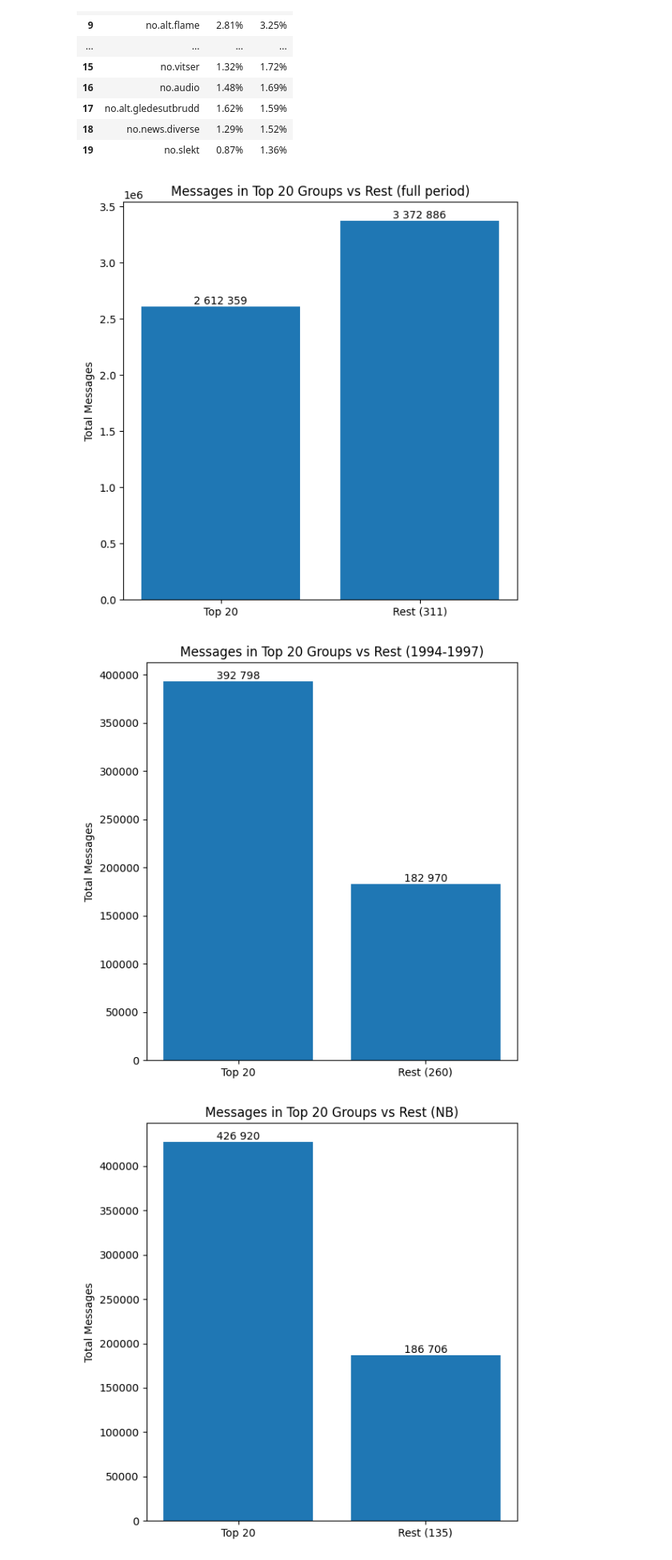
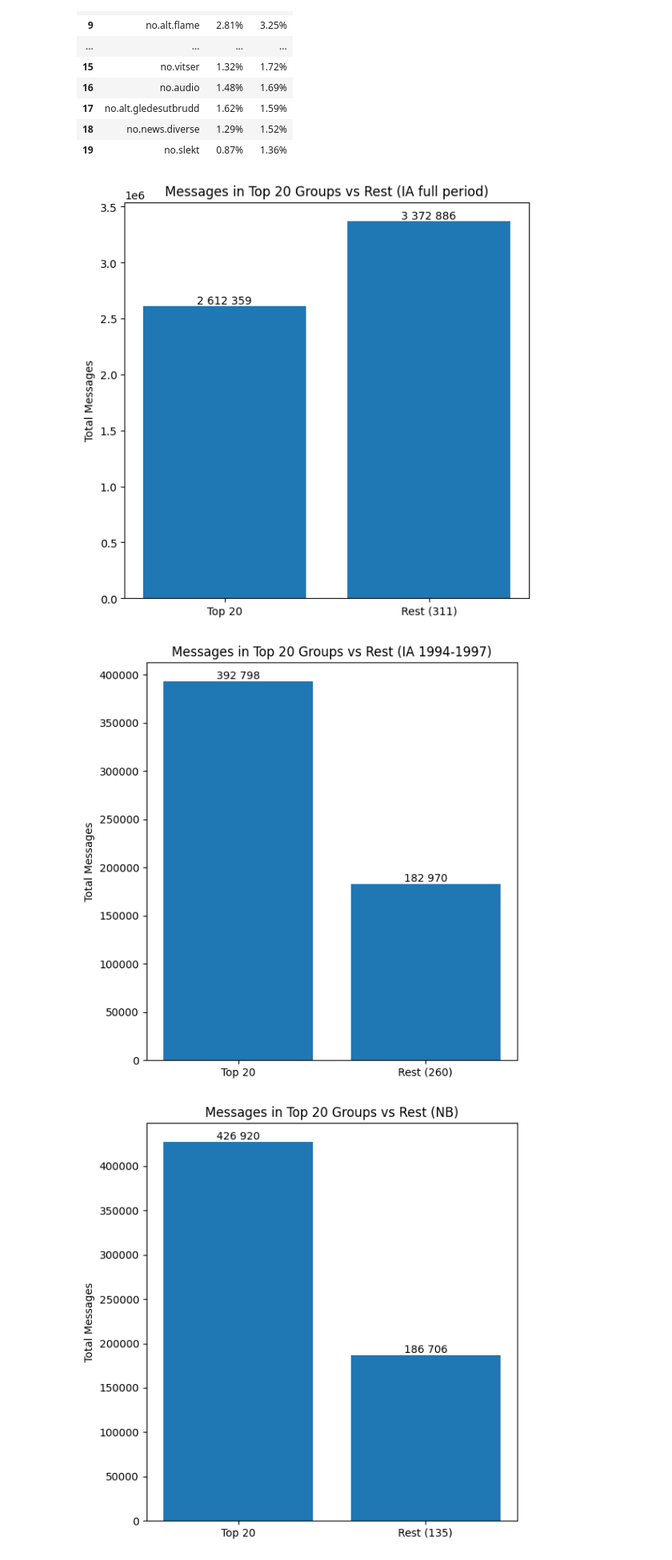
Before and after one commit to NationalLibraryOfNorway/norwegian_usenet, a Jupyter notebook: notebooks/messages_per_group.ipynb, the cells around one changed output. Shown at 80% size. Cells and saved outputs as stored; diff of their text form; code cells hidden in the pictures.

```diff
--- a/notebooks/messages_per_group.ipynb
+++ b/notebooks/messages_per_group.ipynb
@@ -221,11 +221,11 @@ def plot_distribution(df, title):
     plt.tight_layout()
     plt.show()
 # %%
-for label, df_ia in [("full period", ia_full), ("1994-1997", ia_filtered)]:
+for label, df_ia in [("IA full period", ia_full), ("IA 1994-1997", ia_filtered)]:
     plot_top_vs_rest(df_ia, f"Messages in Top 20 Groups vs Rest ({label})")
 # %% [output]
-[figure, old version]
+[figure, new version]
-[figure, old version]
+[figure, new version]
 # %%
 plot_top_vs_rest(df_nb, "Messages in Top 20 Groups vs Rest (NB)")
 # %% [output]
```
Also changed, not shown: 8 other files.
